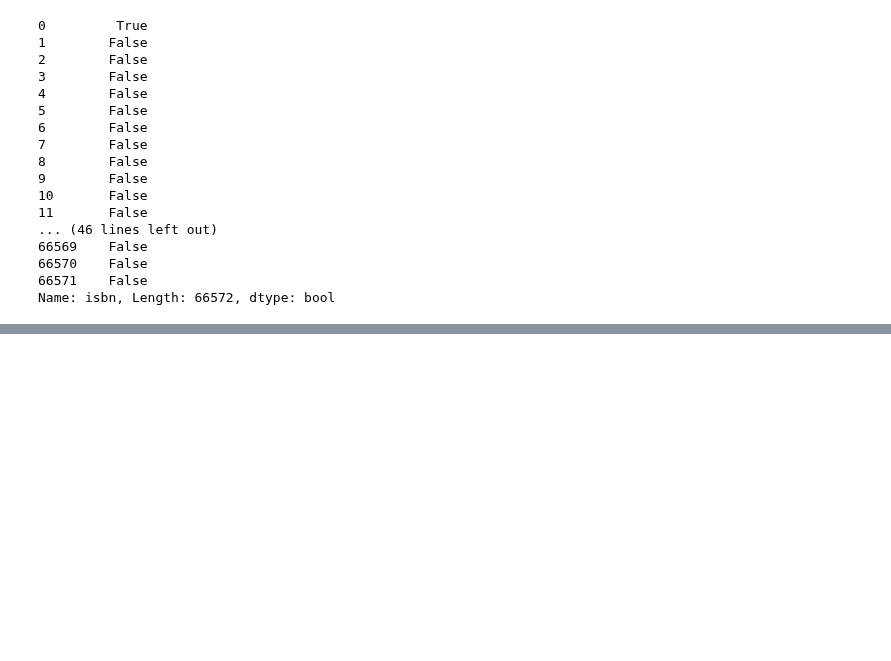
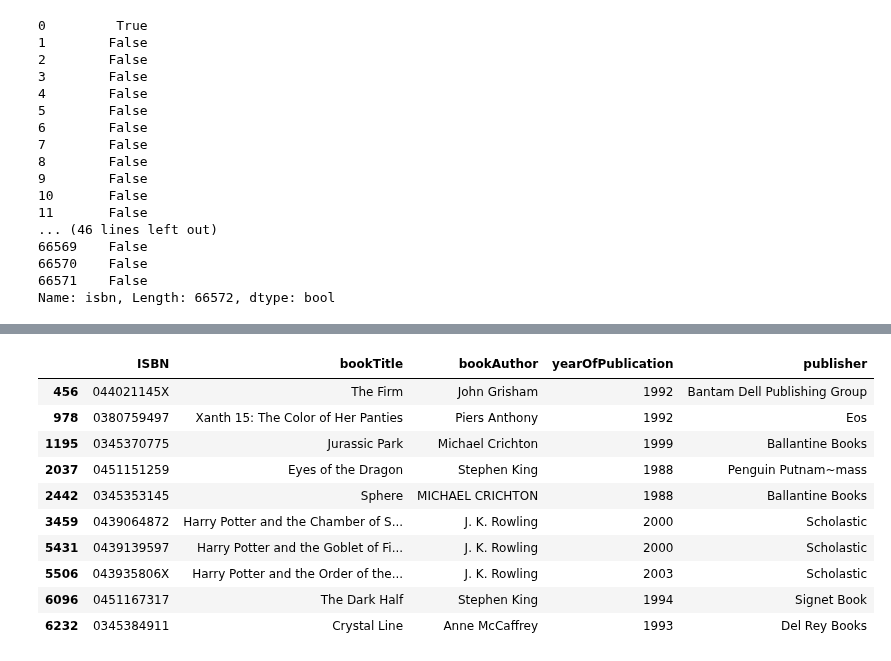
Before and after one commit to GreatLearningAIML1/chennai-aug-batch-senthilvelavan, a Jupyter notebook: Residency5-External/R5_External_Collaborative Filtering based Recommendation System_Questions.ipynb, the cells around one changed output, grey strips where cells are left out. Cells and saved outputs as stored; diff of their text form; code cells hidden in the pictures; blank space fills up the shorter version.

```diff
--- a/Residency5-External/R5_External_Collaborative Filtering based Recommendation System_Questions.ipynb
+++ b/Residency5-External/R5_External_Collaborative Filtering based Recommendation System_Questions.ipynb
@@ -1083,5 +1085,2 @@ Name: isbn, Length: 66572, dtype: bool
 # %%
-recommendIbsn = []
-for i in recommendedForUser[recommendedForUser['isbn'].isin(user_full_info['ISBN'])][0:10]['isbn']:
-    recommendIbsn.append(i)
-books[books['ISBN'].isin(recommendIbsn)]
+recommendIbsn = recommendedForUser[~recommendedForUser['isbn'].isin(user_full_info['ISBN'])][0:10]['isbn']
@@ -1099,0 +1103,16 @@ books[books['ISBN'].isin(recommendIbsn)]
+# %%
+recommendedBooks = books[books['ISBN'].isin(recommendIbsn)]
+##recommendedBooks['calculated_user_rating'] = pd.DataFrame(data={'calculated_user_rating':userRating})
+recommendedBooks
+# %% [output]
+|  | ISBN | bookTitle | bookAuthor | yearOfPublication | publisher |
+| 456 | 044021145X | The Firm | John Grisham | 1992 | Bantam Dell Publishing Group |
+| 978 | 0380759497 | Xanth 15: The Color of Her Panties | Piers Anthony | 1992 | Eos |
+| 1195 | 0345370775 | Jurassic Park | Michael Crichton | 1999 | Ballantine Books |
+| 2037 | 0451151259 | Eyes of the Dragon | Stephen King | 1988 | Penguin Putnam~mass |
+| 2442 | 0345353145 | Sphere | MICHAEL CRICHTON | 1988 | Ballantine Books |
+| 3459 | 0439064872 | Harry Potter and the Chamber of S... | J. K. Rowling | 2000 | Scholastic |
+| 5431 | 0439139597 | Harry Potter and the Goblet of Fi... | J. K. Rowling | 2000 | Scholastic |
+| 5506 | 043935806X | Harry Potter and the Order of the... | J. K. Rowling | 2003 | Scholastic |
+| 6096 | 0451167317 | The Dark Half | Stephen King | 1994 | Signet Book |
+| 6232 | 0345384911 | Crystal Line | Anne McCaffrey | 1993 | Del Rey Books |
```
Also changed, not shown: parts of 10 cells of this notebook.
